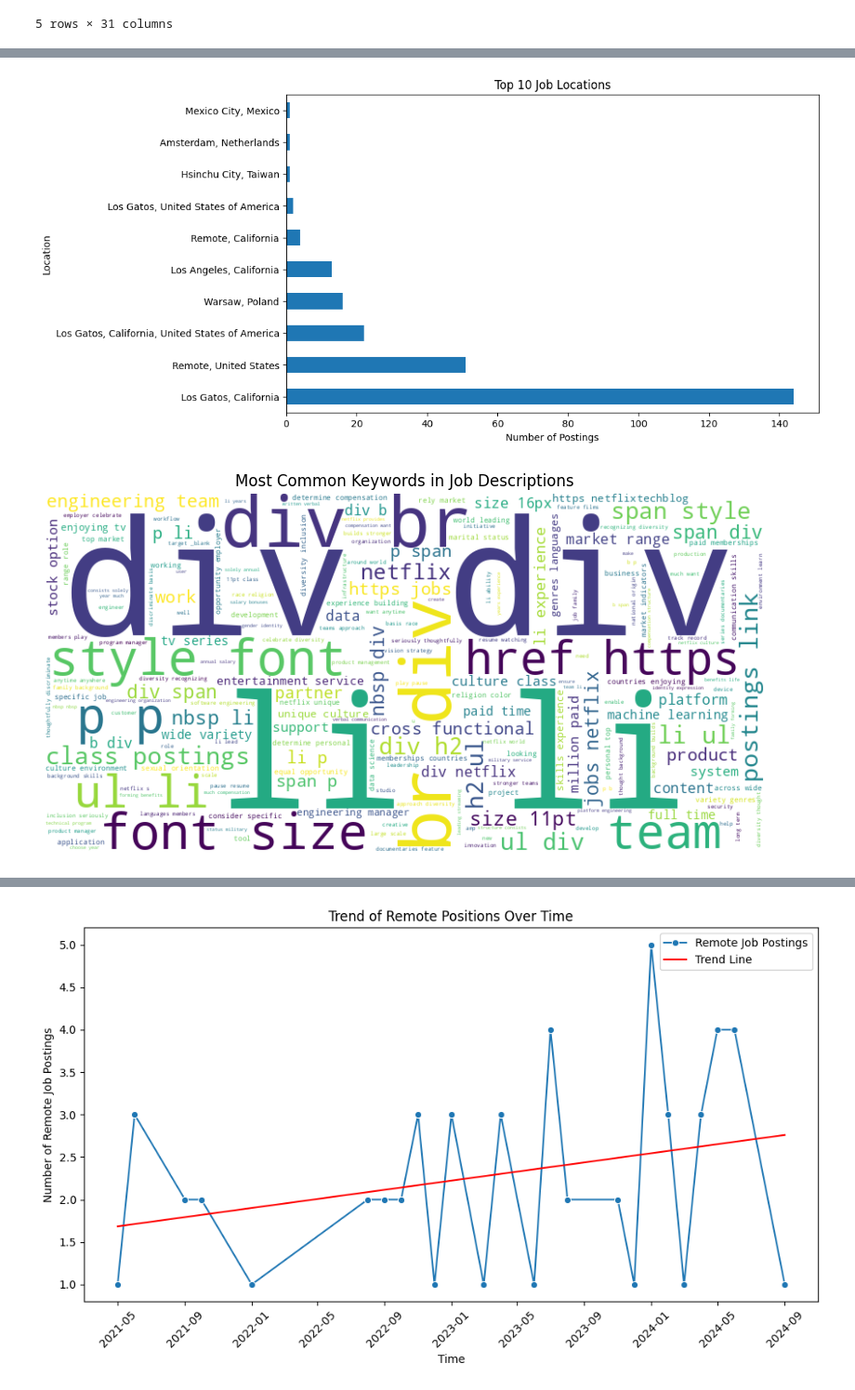
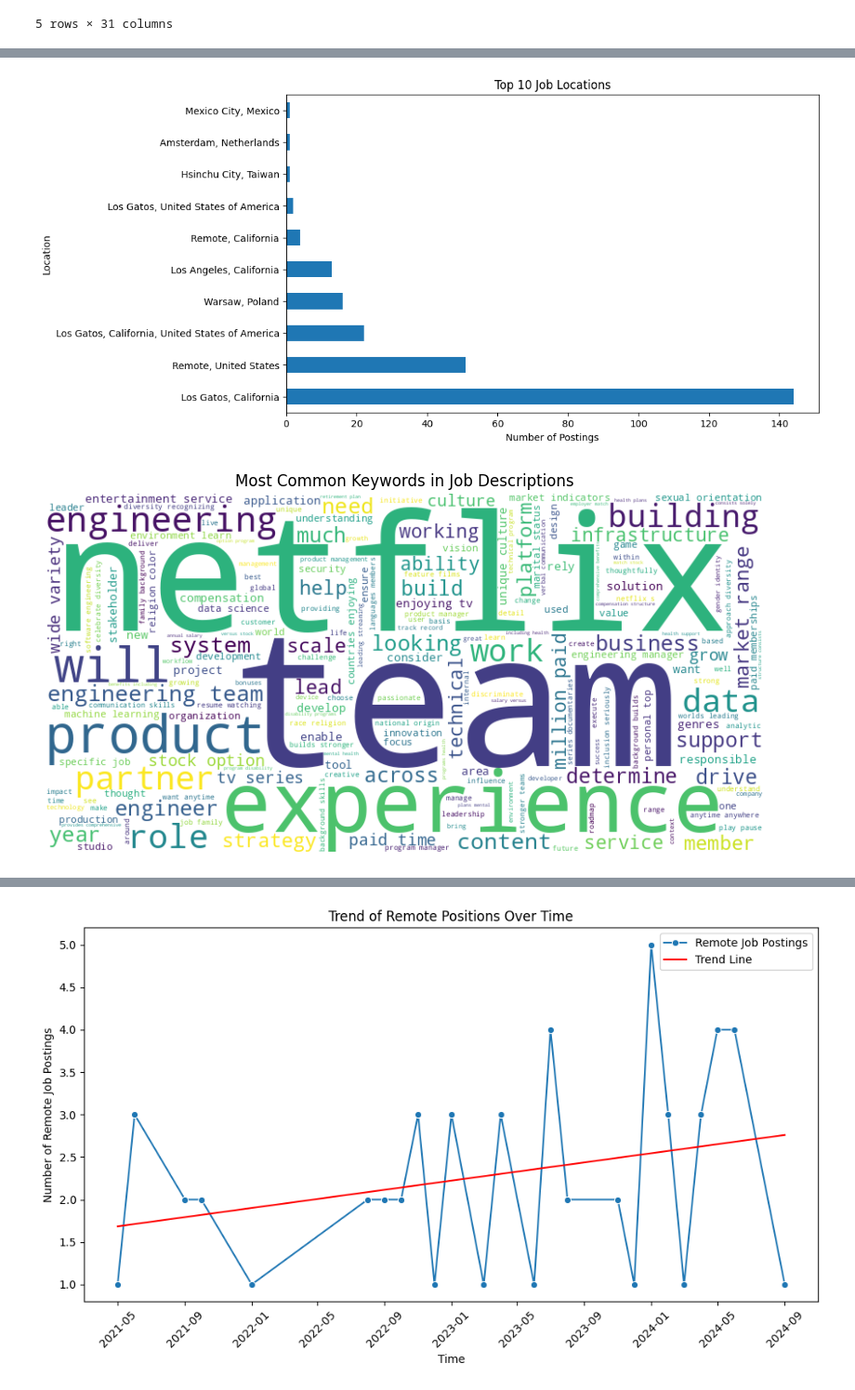
Before and after one commit to allcentury/netflix_culture_analysis, a Jupyter notebook: netflix_jobs.ipynb, the cells around one changed output, grey strips where cells are left out. Shown at 93% size. Saved outputs shown, nothing was run; the diff lists cells and outputs as text; code cells hidden in the pictures.

```diff
--- a/netflix_jobs.ipynb
+++ b/netflix_jobs.ipynb
@@ -77,11 +83,16 @@ def clean_all_description(description):
 # %%
 # Load the data
+
+with open('./netflix_culture.txt', 'r') as f:
+    cleaned_culture_doc = clean_text(f.read())
 
 with open('./netflix_jobs.json', 'r') as f:
     job_data = json.load(f)
 
+
+
+
 # Convert to DataFrame
-
 df = pd.DataFrame(job_data).transpose()
 
 # Preview the data
@@ -132,40 +143,36 @@ plt.xlabel('Number of Postings')
 plt.ylabel('Location')
 plt.show()
 
-# 3. Keyword Extraction from Job Descriptions
-def clean_text(text):
-    stop_words = set(stopwords.words('english'))
-    words = [word for word in text.lower().split() if word not in stop_words]
-    return ' '.join(words)
+
 
 df['clean_description'] = df['description'].apply(lambda x: clean_text(x))
 
 # Generate word cloud
-text = ' '.join(df['clean_description'])
+text = ' '.join(df['cleaned_description'])
 wordcloud = WordCloud(width=800, height=400, background_color='white').generate(text)
 
 plt.figure(figsize=(10, 6))
 plt.imshow(wordcloud, interpolation='bilinear')
 plt.axis('off')
 plt.title('Most Common Keywords in Job Descriptions')
 plt.show()
 
 # 4. Sentiment Analysis
 from textblob import TextBlob
 
 df['sentiment'] = df['clean_description'].apply(lambda x: TextBlob(x).sentiment.polarity)
 
 # Plot sentiment distribution
 plt.figure(figsize=(10, 6))
 sns.histplot(df['sentiment'], kde=True, color='blue')
 plt.title('Sentiment Analysis of Job Descriptions')
 plt.xlabel('Sentiment Polarity')
 plt.ylabel('Frequency')
 plt.show()
 # %% [output]
 [figure]
 [figure]
-[figure, old version]
+[figure, new version]
 [figure]
 # %%
 
```
Also changed, not shown: parts of 6 cells of this notebook, 1 other file.
